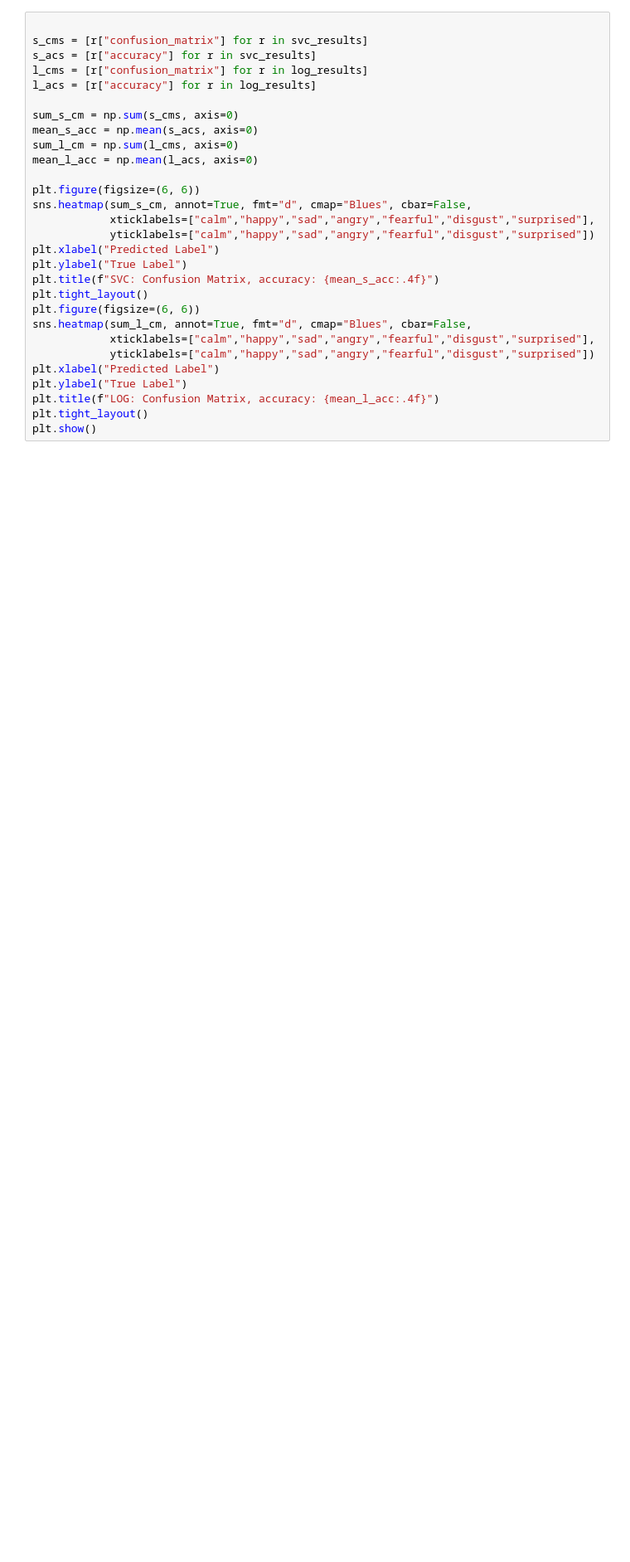
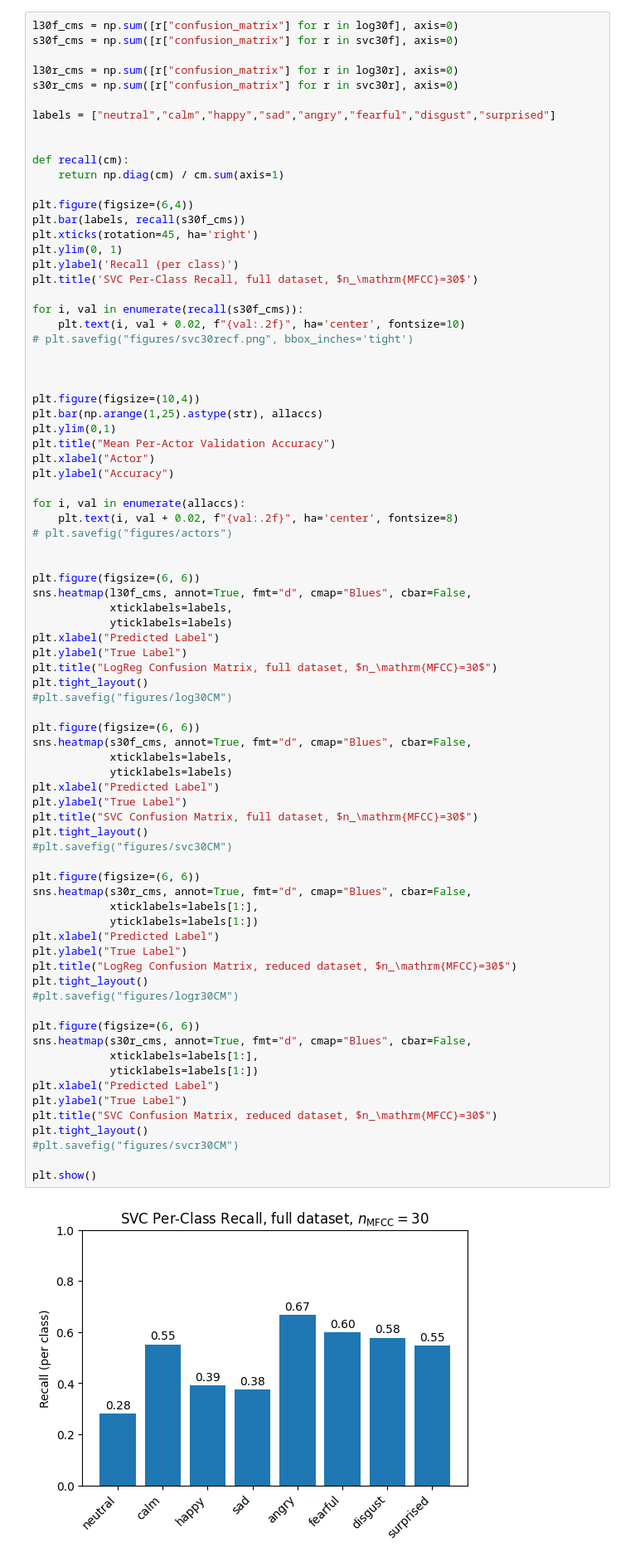
Before and after one commit to Finladdie/machine-learning-project, a Jupyter notebook: result_analysis.ipynb, the cells around one changed output. Shown at 83% size. Drawn from its saved outputs; the diff is of its cells as text; blank space fills up the shorter version.

```diff
--- a/result_analysis.ipynb
+++ b/result_analysis.ipynb
@@ -64,29 +66,81 @@ log mean acc: 0.5255539021164021
 # %%
+l30f_cms = np.sum([r["confusion_matrix"] for r in log30f], axis=0)
+s30f_cms = np.sum([r["confusion_matrix"] for r in svc30f], axis=0)
 
-s_cms = [r["confusion_matrix"] for r in svc_results]
-s_acs = [r["accuracy"] for r in svc_results]
-l_cms = [r["confusion_matrix"] for r in log_results]
-l_acs = [r["accuracy"] for r in log_results]
+l30r_cms = np.sum([r["confusion_matrix"] for r in log30r], axis=0)
+s30r_cms = np.sum([r["confusion_matrix"] for r in svc30r], axis=0)
 
-sum_s_cm = np.sum(s_cms, axis=0)
-mean_s_acc = np.mean(s_acs, axis=0)
-sum_l_cm = np.sum(l_cms, axis=0)
-mean_l_acc = np.mean(l_acs, axis=0)
+labels = ["neutral","calm","happy","sad","angry","fearful","disgust","surprised"]
+
+
+def recall(cm):
+    return np.diag(cm) / cm.sum(axis=1)
+
+plt.figure(figsize=(6,4))
+plt.bar(labels, recall(s30f_cms))
+plt.xticks(rotation=45, ha='right')
+plt.ylim(0, 1)
+plt.ylabel('Recall (per class)')
+plt.title('SVC Per-Class Recall, full dataset, $n_\mathrm{MFCC}=30$')
+
+for i, val in enumerate(recall(s30f_cms)):
+    plt.text(i, val + 0.02, f"{val:.2f}", ha='center', fontsize=10)
+# plt.savefig("figures/svc30recf.png", bbox_inches='tight')
+
+
+
+plt.figure(figsize=(10,4))
+plt.bar(np.arange(1,25).astype(str), allaccs)
+plt.ylim(0,1)
+plt.title("Mean Per-Actor Validation Accuracy")
+plt.xlabel("Actor")
+plt.ylabel("Accuracy")
+
+for i, val in enumerate(allaccs):
+    plt.text(i, val + 0.02, f"{val:.2f}", ha='center', fontsize=8)
+# plt.savefig("figures/actors")
+
 
 plt.figure(figsize=(6, 6))
-sns.heatmap(sum_s_cm, annot=True, fmt="d", cmap="Blues", cbar=False,
-            xticklabels=["calm","happy","sad","angry","fearful","disgust","surprised"],
-            yticklabels=["calm","happy","sad","angry","fearful","disgust","surprised"])
+sns.heatmap(l30f_cms, annot=True, fmt="d", cmap="Blues", cbar=False,
+            xticklabels=labels,
+            yticklabels=labels)
 plt.xlabel("Predicted Label")
 plt.ylabel("True Label")
-plt.title(f"SVC: Confusion Matrix, accuracy: {mean_s_acc:.4f}")
+plt.title("LogReg Confusion Matrix, full dataset, $n_\mathrm{MFCC}=30$")
 plt.tight_layout()
+#plt.savefig("figures/log30CM")
+
 plt.figure(figsize=(6, 6))
-sns.heatmap(sum_l_cm, annot=True, fmt="d", cmap="Blues", cbar=False,
-            xticklabels=["calm","happy","sad","angry","fearful","disgust","surprised"],
-            yticklabels=["calm","happy","sad","angry","fearful","disgust","surprised"])
+sns.heatmap(s30f_cms, annot=True, fmt="d", cmap="Blues", cbar=False,
+            xticklabels=labels,
+            yticklabels=labels)
 plt.xlabel("Predicted Label")
 plt.ylabel("True Label")
-plt.title(f"LOG: Confusion Matrix, accuracy: {mean_l_acc:.4f}")
+plt.title("SVC Confusion Matrix, full dataset, $n_\mathrm{MFCC}=30$")
 plt.tight_layout()
+#plt.savefig("figures/svc30CM")
+
+plt.figure(figsize=(6, 6))
+sns.heatmap(s30r_cms, annot=True, fmt="d", cmap="Blues", cbar=False,
+            xticklabels=labels[1:],
+            yticklabels=labels[1:])
+plt.xlabel("Predicted Label")
+plt.ylabel("True Label")
+plt.title("LogReg Confusion Matrix, reduced dataset, $n_\mathrm{MFCC}=30$")
+plt.tight_layout()
+#plt.savefig("figures/logr30CM")
+
+plt.figure(figsize=(6, 6))
+sns.heatmap(s30r_cms, annot=True, fmt="d", cmap="Blues", cbar=False,
+            xticklabels=labels[1:],
+            yticklabels=labels[1:])
+plt.xlabel("Predicted Label")
+plt.ylabel("True Label")
+plt.title("SVC Confusion Matrix, reduced dataset, $n_\mathrm{MFCC}=30$")
+plt.tight_layout()
+#plt.savefig("figures/svcr30CM")
+
 plt.show()
+# %% [output]
+[figure, added]
```
Also changed, not shown: parts of 2 cells of this notebook, 9 other files.
